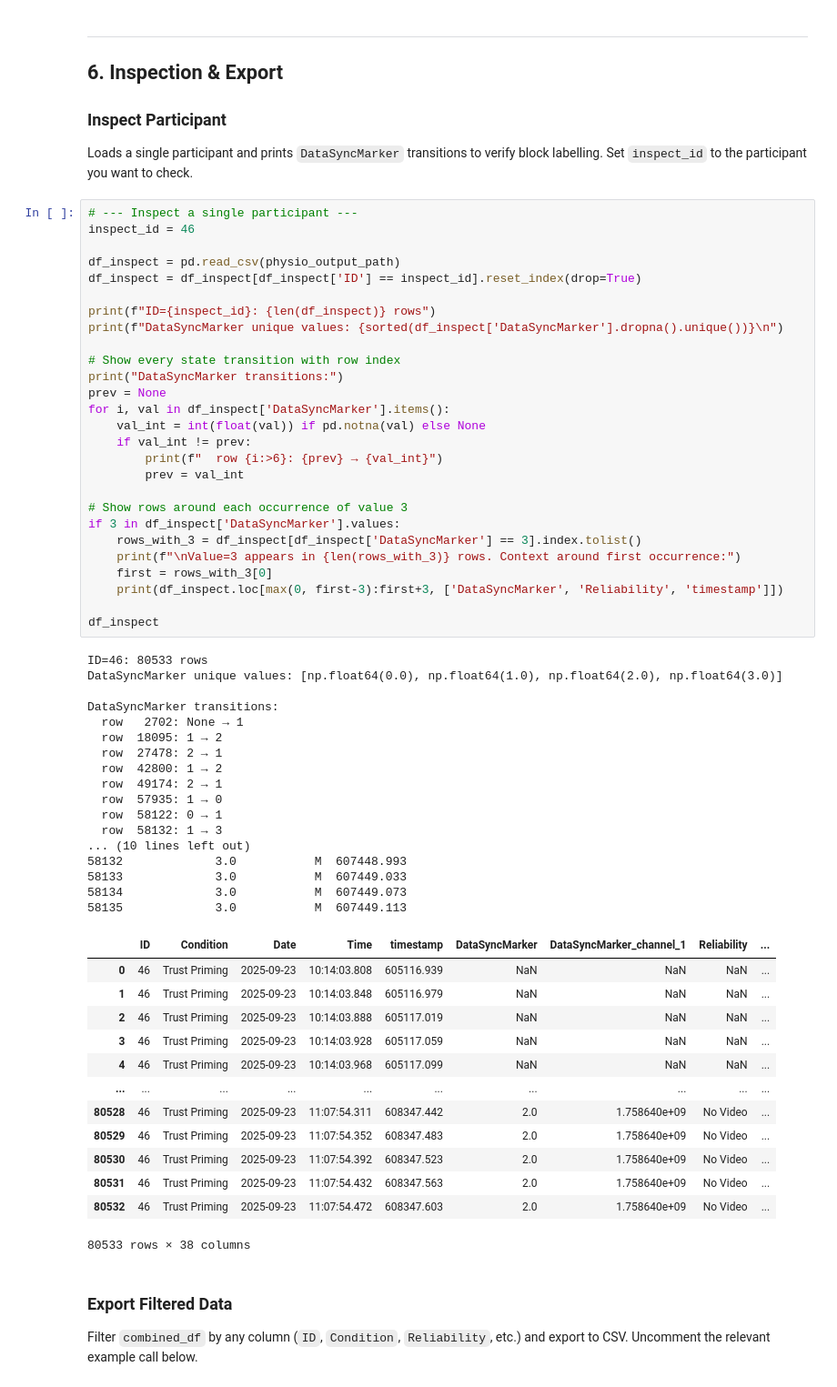
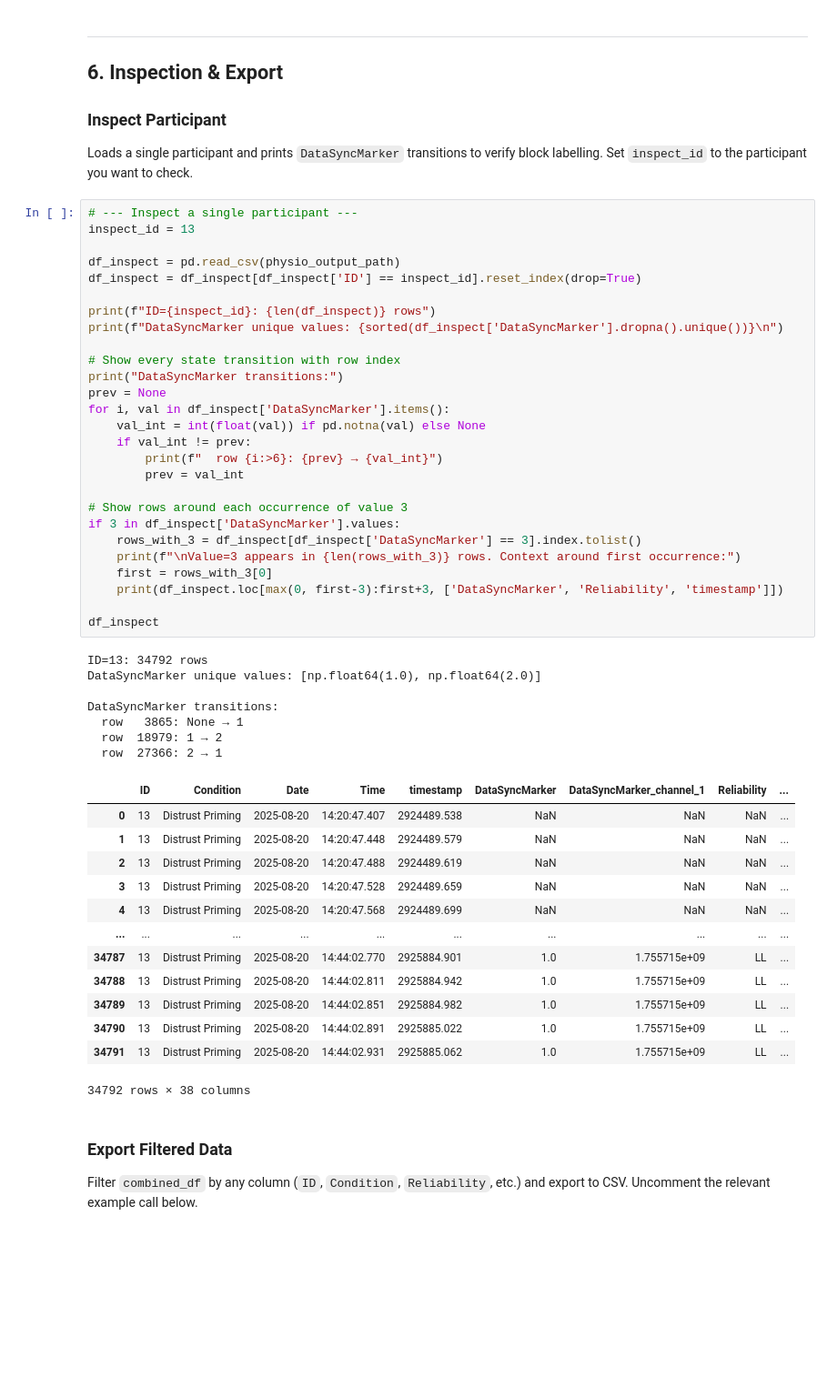
Before and after one commit to GT-HI-lab/GTRI_MHMUAV, a Jupyter notebook: XDF Analyzer.ipynb, the cells around one changed output. Shown at 91% size. Drawn from its saved outputs; the diff is of its cells as text; blank space fills up the shorter version.

```diff
--- a/XDF Analyzer.ipynb
+++ b/XDF Analyzer.ipynb
@@ -1068,62 +1156,52 @@ combined_df.to_csv(output_path, index=False)
 Loads a single participant and prints `DataSyncMarker` transitions to verify block labelling. Set `inspect_id` to the participant you want to check.
 # %%
 # --- Inspect a single participant ---
-inspect_id = 46
+inspect_id = 13
 
 df_inspect = pd.read_csv(physio_output_path)
 df_inspect = df_inspect[df_inspect['ID'] == inspect_id].reset_index(drop=True)
 
 print(f"ID={inspect_id}: {len(df_inspect)} rows")
 print(f"DataSyncMarker unique values: {sorted(df_inspect['DataSyncMarker'].dropna().unique())}\n")
 
 # Show every state transition with row index
 print("DataSyncMarker transitions:")
 prev = None
 for i, val in df_inspect['DataSyncMarker'].items():
     val_int = int(float(val)) if pd.notna(val) else None
     if val_int != prev:
         print(f"  row {i:>6}: {prev} → {val_int}")
         prev = val_int
 
 # Show rows around each occurrence of value 3
 if 3 in df_inspect['DataSyncMarker'].values:
     rows_with_3 = df_inspect[df_inspect['DataSyncMarker'] == 3].index.tolist()
     print(f"\nValue=3 appears in {len(rows_with_3)} rows. Context around first occurrence:")
     first = rows_with_3[0]
     print(df_inspect.loc[max(0, first-3):first+3, ['DataSyncMarker', 'Reliability', 'timestamp']])
 
 df_inspect
 # %% [output]
-ID=46: 80533 rows
-DataSyncMarker unique values: [np.float64(0.0), np.float64(1.0), np.float64(2.0), np.float64(3.0)]
+ID=13: 34792 rows
+DataSyncMarker unique values: [np.float64(1.0), np.float64(2.0)]
 
 DataSyncMarker transitions:
-  row   2702: None → 1
-  row  18095: 1 → 2
-  row  27478: 2 → 1
-  row  42800: 1 → 2
-  row  49174: 2 → 1
-  row  57935: 1 → 0
-  row  58122: 0 → 1
-  row  58132: 1 → 3
-... (10 lines left out)
-58132             3.0           M  607448.993
-58133             3.0           M  607449.033
-58134             3.0           M  607449.073
-58135             3.0           M  607449.113
+  row   3865: None → 1
+  row  18979: 1 → 2
+  row  27366: 2 → 1
 |  | ID | Condition | Date | Time | timestamp | DataSyncMarker | DataSyncMarker_channel_1 | Reliability | ... |
-| 0 | 46 | Trust Priming | 2025-09-23 | 10:14:03.808 | 605116.939 | NaN | NaN | NaN | ... |
-| 1 | 46 | Trust Priming | 2025-09-23 | 10:14:03.848 | 605116.979 | NaN | NaN | NaN | ... |
-| 2 | 46 | Trust Priming | 2025-09-23 | 10:14:03.888 | 605117.019 | NaN | NaN | NaN | ... |
-| 3 | 46 | Trust Priming | 2025-09-23 | 10:14:03.928 | 605117.059 | NaN | NaN | NaN | ... |
-| 4 | 46 | Trust Priming | 2025-09-23 | 10:14:03.968 | 605117.099 | NaN | NaN | NaN | ... |
+| 0 | 13 | Distrust Priming | 2025-08-20 | 14:20:47.407 | 2924489.538 | NaN | NaN | NaN | ... |
+| 1 | 13 | Distrust Priming | 2025-08-20 | 14:20:47.448 | 2924489.579 | NaN | NaN | NaN | ... |
+| 2 | 13 | Distrust Priming | 2025-08-20 | 14:20:47.488 | 2924489.619 | NaN | NaN | NaN | ... |
+| 3 | 13 | Distrust Priming | 2025-08-20 | 14:20:47.528 | 2924489.659 | NaN | NaN | NaN | ... |
+| 4 | 13 | Distrust Priming | 2025-08-20 | 14:20:47.568 | 2924489.699 | NaN | NaN | NaN | ... |
 | ... | ... | ... | ... | ... | ... | ... | ... | ... | ... |
-| 80528 | 46 | Trust Priming | 2025-09-23 | 11:07:54.311 | 608347.442 | 2.0 | 1.758640e+09 | No Video | ... |
-| 80529 | 46 | Trust Priming | 2025-09-23 | 11:07:54.352 | 608347.483 | 2.0 | 1.758640e+09 | No Video | ... |
-| 80530 | 46 | Trust Priming | 2025-09-23 | 11:07:54.392 | 608347.523 | 2.0 | 1.758640e+09 | No Video | ... |
-| 80531 | 46 | Trust Priming | 2025-09-23 | 11:07:54.432 | 608347.563 | 2.0 | 1.758640e+09 | No Video | ... |
-| 80532 | 46 | Trust Priming | 2025-09-23 | 11:07:54.472 | 608347.603 | 2.0 | 1.758640e+09 | No Video | ... |
+| 34787 | 13 | Distrust Priming | 2025-08-20 | 14:44:02.770 | 2925884.901 | 1.0 | 1.755715e+09 | LL | ... |
+| 34788 | 13 | Distrust Priming | 2025-08-20 | 14:44:02.811 | 2925884.942 | 1.0 | 1.755715e+09 | LL | ... |
+| 34789 | 13 | Distrust Priming | 2025-08-20 | 14:44:02.851 | 2925884.982 | 1.0 | 1.755715e+09 | LL | ... |
+| 34790 | 13 | Distrust Priming | 2025-08-20 | 14:44:02.891 | 2925885.022 | 1.0 | 1.755715e+09 | LL | ... |
+| 34791 | 13 | Distrust Priming | 2025-08-20 | 14:44:02.931 | 2925885.062 | 1.0 | 1.755715e+09 | LL | ... |
-80533 rows × 38 columns
+34792 rows × 38 columns
 # %% [markdown]
 ### Export Filtered Data
 
```
Also changed, not shown: parts of 3 cells of this notebook, 1 other file.
